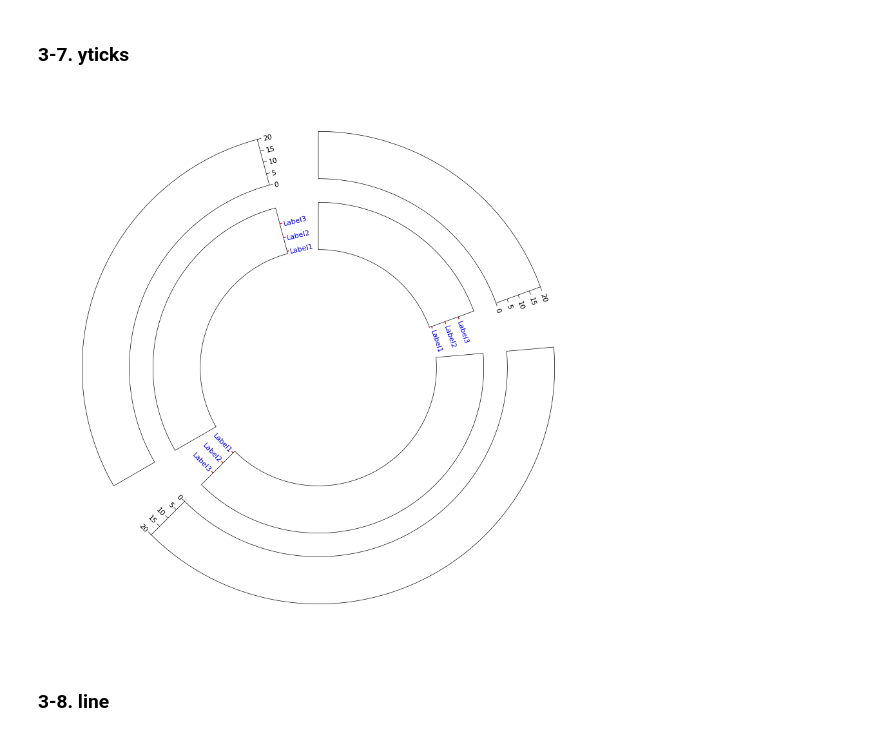
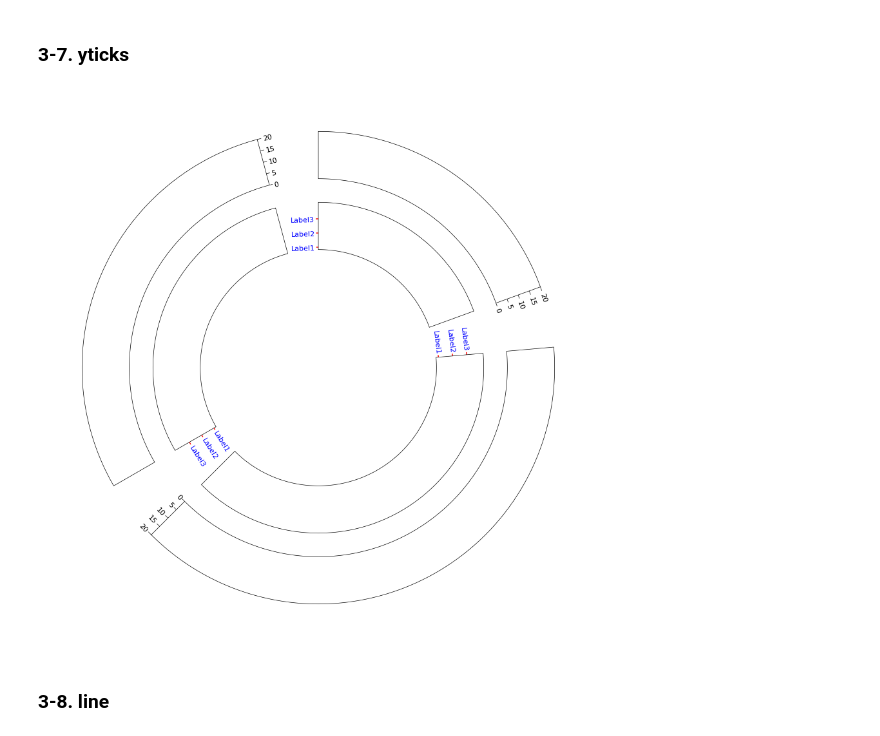
Before and after one commit to moshi4/pyCirclize, a Jupyter notebook: docs/plot_api_example.ipynb, the cells around one changed output. Saved outputs shown, nothing was run; the diff lists cells and outputs as text; code cells hidden in the pictures.

Commit message:
Bump to v0.1.3 (#9)
- Change v0.1.2 to v0.1.3
- Add `side` arg param to `track.yticks()` method
- Update `plot_api_example.ipynb` for `track.yticks()` change

```diff
--- a/docs/plot_api_example.ipynb
+++ b/docs/plot_api_example.ipynb
@@ -338,25 +338,25 @@ fig = circos.plotfig()
 # %%
 from pycirclize import Circos
 
 sectors = {"A": 10000000, "B": 20000000, "C": 15000000}
 circos = Circos(sectors, space=15)
 for sector in circos.sectors:
     # Plot yticks
     track1 = sector.add_track((80, 100))
     track1.axis()
     y = [0, 5, 10, 15, 20]
     y_labels = list(map(str, y))
     track1.yticks(y, y_labels)
-    # Plto yticks label
+    # Plot yticks label on left side
     track2 = sector.add_track((50, 70), r_pad_ratio=0.1)
     track2.axis()
     y = [10, 15, 20]
     y_labels = ["Label1", "Label2", "Label3"]
-    track2.yticks(y, y_labels, vmin=10, vmax=25, line_kws=dict(color="red", lw=1), text_kws=dict(color="blue"))
+    track2.yticks(y, y_labels, vmin=10, vmax=25, side="left", line_kws=dict(color="red", lw=1), text_kws=dict(color="blue"))
 
 fig = circos.plotfig()
 # %% [output]
-[figure, old version]
+[figure, new version]
 # %% [markdown]
 ### 3-8. line
 # %%
```
Also changed, not shown: 4 other files.
